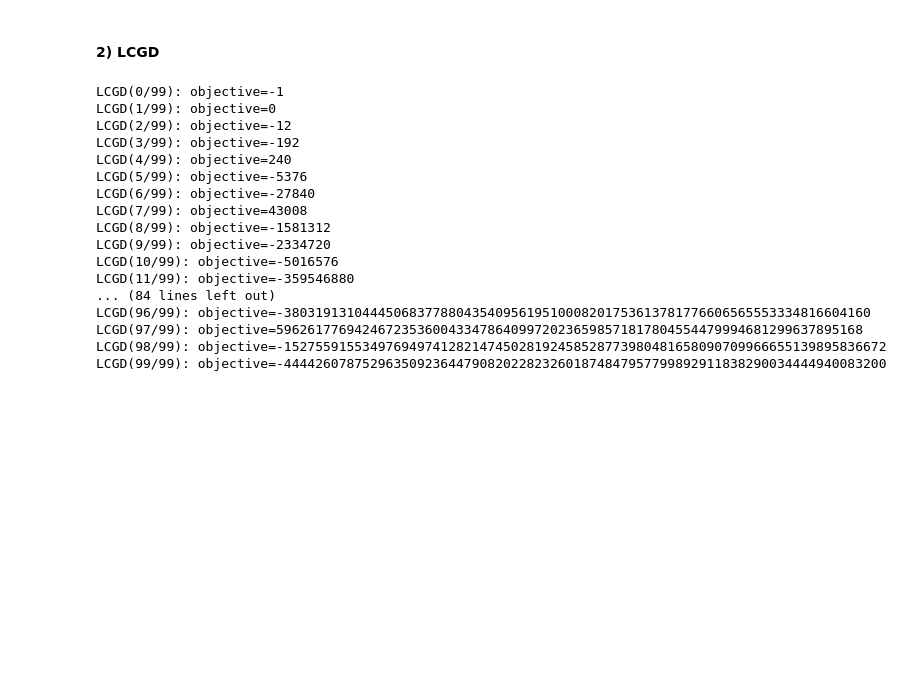
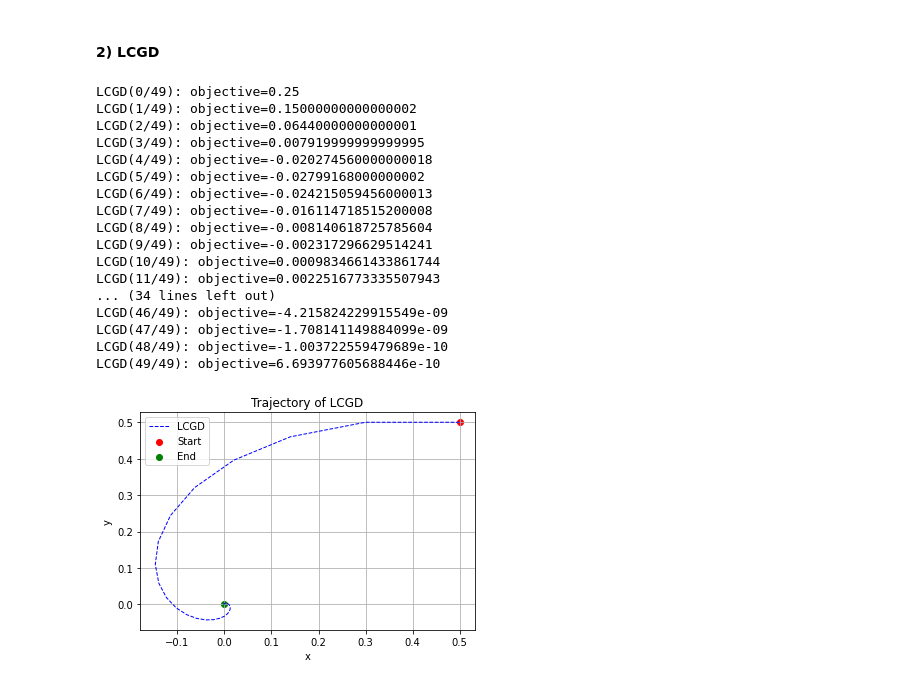
Before and after one commit to gabrieledangeli/OptML_miniproject_FGY, a Jupyter notebook: main.ipynb, the cells around one changed output. Cells and saved outputs as stored; diff of their text form; code cells hidden in the pictures; blank space fills up the shorter version.

```diff
--- a/main.ipynb
+++ b/main.ipynb
@@ -43,27 +59,43 @@ It is clear that GD fail to converge in this problem.
 # %% [markdown]
 #### 2) LCGD
 # %%
-initial_x = 1
-initial_y = -1
-max_iters = 100
-gamma = 3
-eta = 2
-objectives, xs, ys = LCGD_xy(initial_x, initial_y, max_iters, gamma, eta)
+initial_x = 0.5
+initial_y = 0.5
+max_iters = 50
+gamma = 0.2
+eta = 0.2
+objectives_LCGD, xs_LCGD, ys_LCGD = LCGD_xy(initial_x, initial_y, max_iters, gamma, eta)
 # %% [output]
-LCGD(0/99): objective=-1
-LCGD(1/99): objective=0
-LCGD(2/99): objective=-12
-LCGD(3/99): objective=-192
-LCGD(4/99): objective=240
-LCGD(5/99): objective=-5376
-LCGD(6/99): objective=-27840
-LCGD(7/99): objective=43008
-LCGD(8/99): objective=-1581312
-LCGD(9/99): objective=-2334720
-LCGD(10/99): objective=-5016576
-LCGD(11/99): objective=-359546880
-... (84 lines left out)
-LCGD(96/99): objective=-380319131044450683778804354095619510008201753613781776606565553334816604160
-LCGD(97/99): objective=596261776942467235360043347864099720236598571817804554479994681299637895168
-LCGD(98/99): objective=-15275591553497694974128214745028192458528773980481658090709966655139895836672
-LCGD(99/99): objective=-44442607875296350923644790820228232601874847957799892911838290034444940083200
+LCGD(0/49): objective=0.25
+LCGD(1/49): objective=0.15000000000000002
+LCGD(2/49): objective=0.06440000000000001
+LCGD(3/49): objective=0.007919999999999995
+LCGD(4/49): objective=-0.020274560000000018
+LCGD(5/49): objective=-0.02799168000000002
+LCGD(6/49): objective=-0.024215059456000013
+LCGD(7/49): objective=-0.016114718515200008
+LCGD(8/49): objective=-0.008140618725785604
+LCGD(9/49): objective=-0.002317296629514241
+LCGD(10/49): objective=0.0009834661433861744
+LCGD(11/49): objective=0.0022516773335507943
+... (34 lines left out)
+LCGD(46/49): objective=-4.215824229915549e-09
+LCGD(47/49): objective=-1.708141149884099e-09
+LCGD(48/49): objective=-1.003722559479689e-10
+LCGD(49/49): objective=6.693977605688446e-10
+# %%
+plt.figure()
+plt.grid()
+plt.plot(xs_LCGD, ys_LCGD, 'b--', linewidth=1, label="LCGD")
+plt.ylabel("y")
+plt.xlabel("x")
+plt.title("Trajectory of LCGD")
+plt.legend()
+# Add markers for the starting and end points
+plt.scatter(xs_LCGD[0], ys_LCGD[0], c='r', marker='o', label='Start')
+plt.scatter(xs_LCGD[-1], ys_LCGD[-1], c='g', marker='o', label='End')
+plt.legend()
+
+plt.show()
+# %% [output]
+[figure, added]
```
Also changed, not shown: parts of 7 cells of this notebook, 1 other file.
